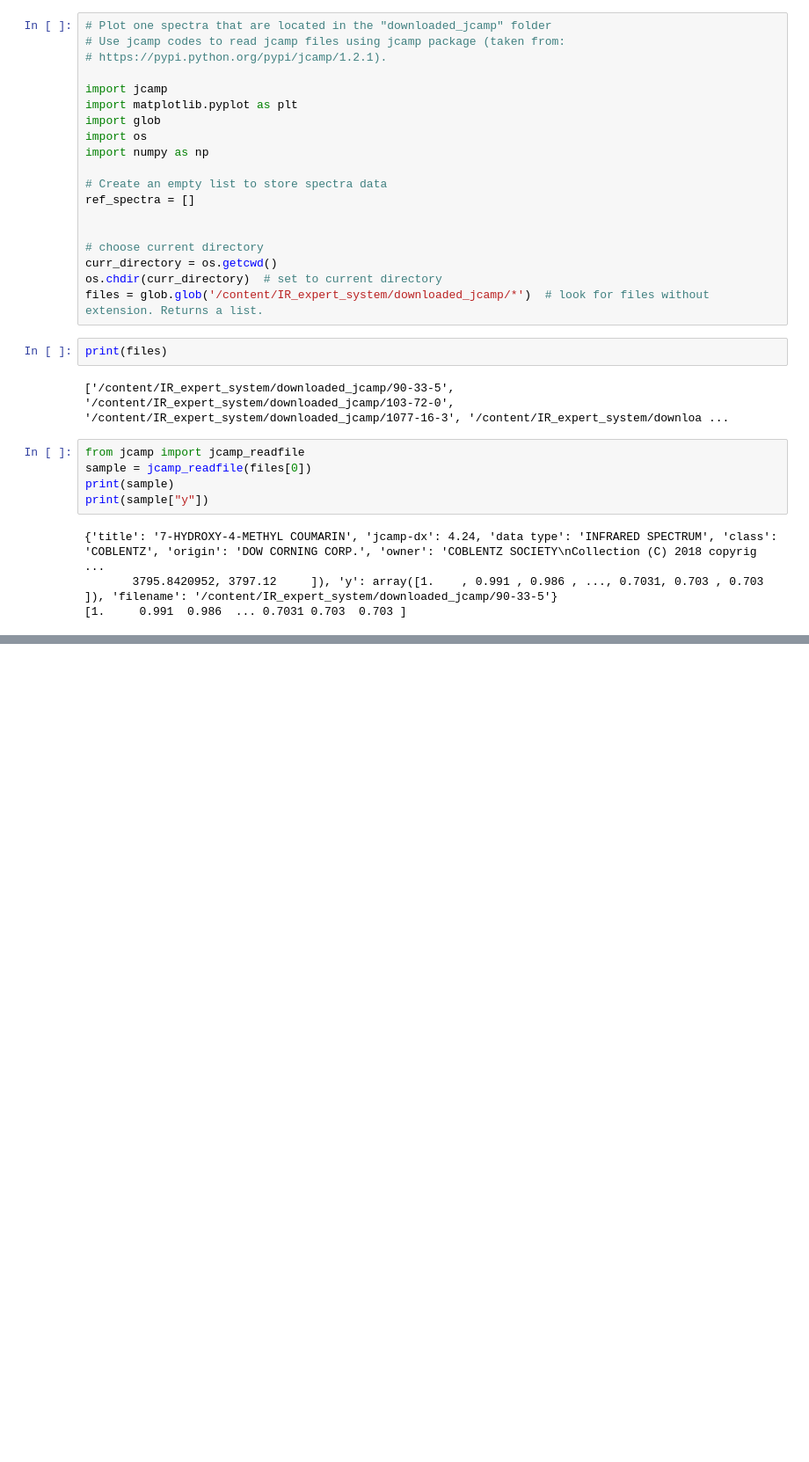
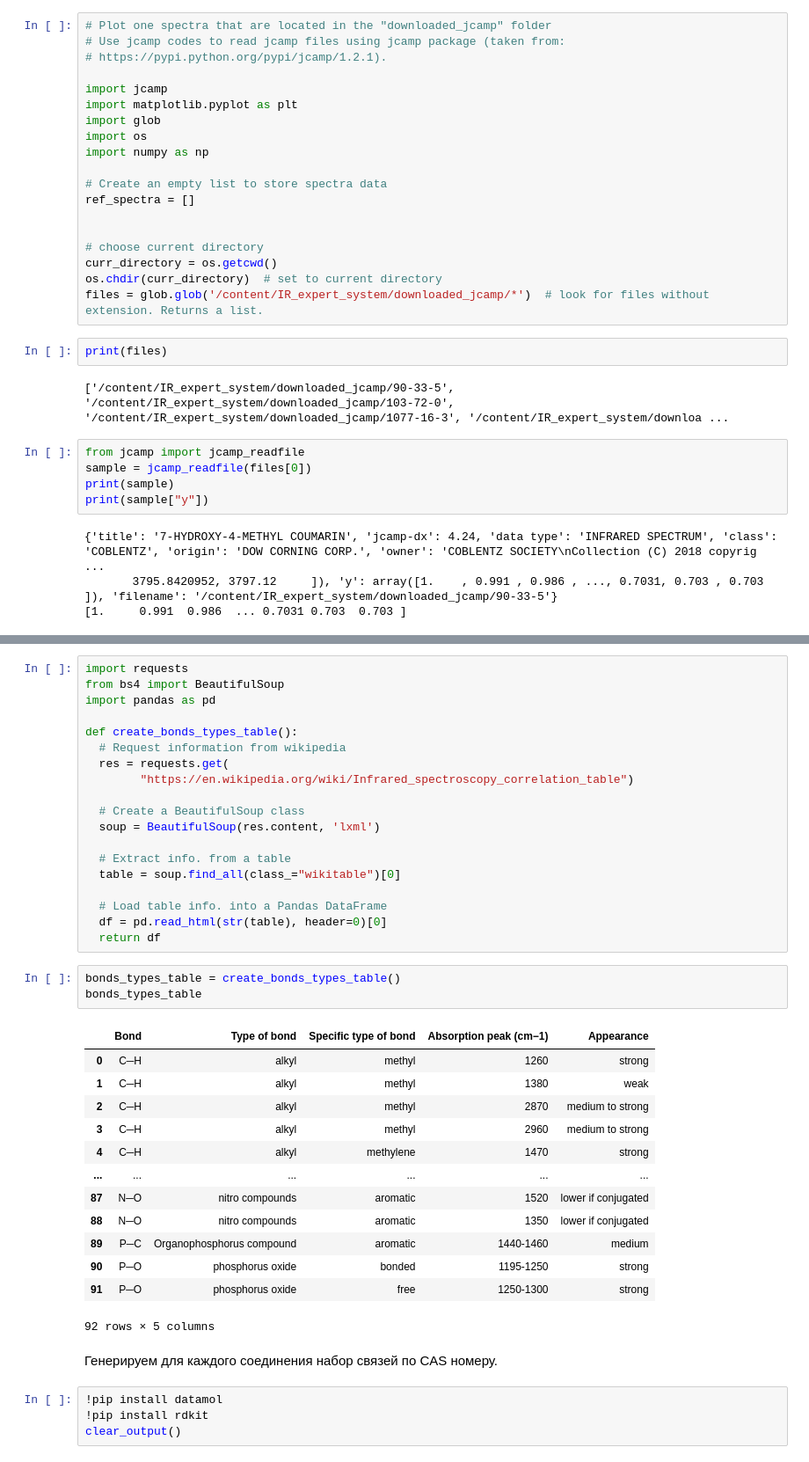
Before and after one commit to Lamblador/IR_expert_system, a Jupyter notebook: Koshelev_IR_expert_system.ipynb, the cells around one changed output, grey strips where cells are left out. Shown at 88% size. Cells and saved outputs as stored; diff of their text form; blank space fills up the shorter version.

```diff
--- a/Koshelev_IR_expert_system.ipynb
+++ b/Koshelev_IR_expert_system.ipynb
@@ -970,0 +1003,42 @@ def pick_peaks(compound_name, x, y):
+# %%
+import requests
+from bs4 import BeautifulSoup
+import pandas as pd
+
+def create_bonds_types_table():
+  # Request information from wikipedia
+  res = requests.get(
+        "https://en.wikipedia.org/wiki/Infrared_spectroscopy_correlation_table")
+
+  # Create a BeautifulSoup class
+  soup = BeautifulSoup(res.content, 'lxml')
+
+  # Extract info. from a table
+  table = soup.find_all(class_="wikitable")[0]
+
+  # Load table info. into a Pandas DataFrame
+  df = pd.read_html(str(table), header=0)[0]
+  return df
+# %%
+bonds_types_table = create_bonds_types_table()
+bonds_types_table
+# %% [output]
+|  | Bond | Type of bond | Specific type of bond | Absorption peak (cm−1) | Appearance |
+| 0 | C─H | alkyl | methyl | 1260 | strong |
+| 1 | C─H | alkyl | methyl | 1380 | weak |
+| 2 | C─H | alkyl | methyl | 2870 | medium to strong |
+| 3 | C─H | alkyl | methyl | 2960 | medium to strong |
+| 4 | C─H | alkyl | methylene | 1470 | strong |
+| ... | ... | ... | ... | ... | ... |
+| 87 | N─O | nitro compounds | aromatic | 1520 | lower if conjugated |
+| 88 | N─O | nitro compounds | aromatic | 1350 | lower if conjugated |
+| 89 | P─C | Organophosphorus compound | aromatic | 1440-1460 | medium |
+| 90 | P─O | phosphorus oxide | bonded | 1195-1250 | strong |
+| 91 | P─O | phosphorus oxide | free | 1250-1300 | strong |
+92 rows × 5 columns
+# %% [markdown]
+Генерируем для каждого соединения набор связей по CAS номеру.
+# %%
+!pip install datamol
+!pip install rdkit
+clear_output()
```
Also changed, not shown: parts of 14 cells of this notebook.
